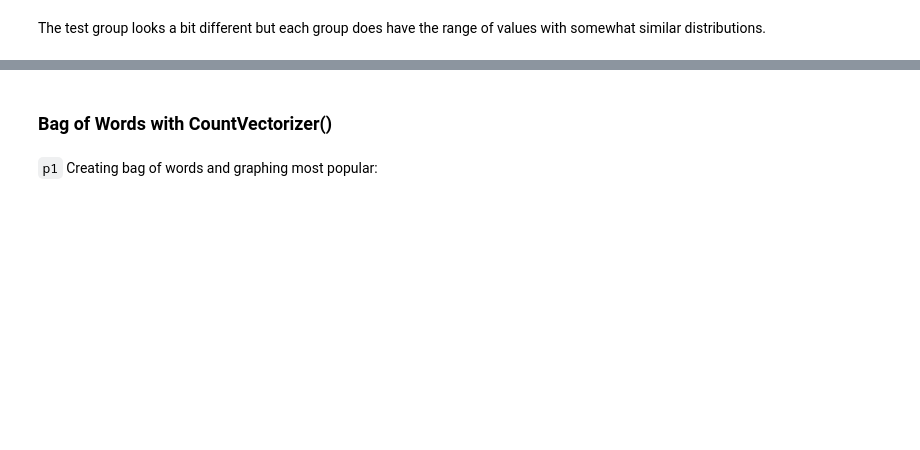
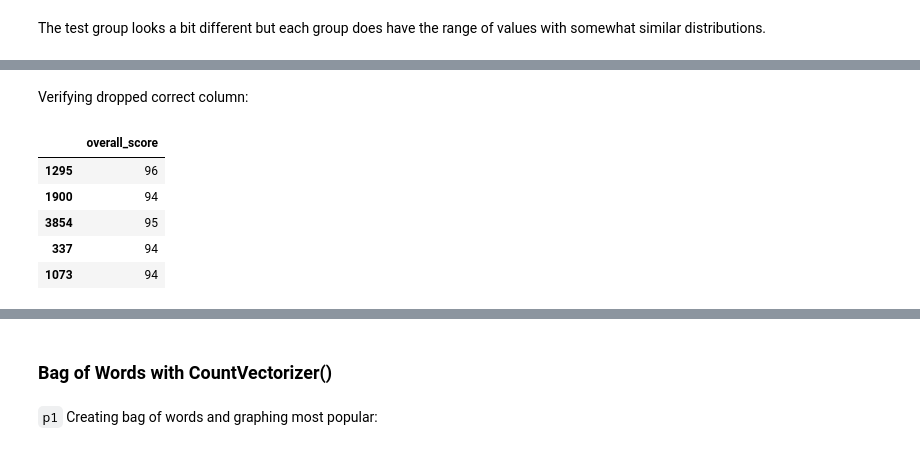
Before and after one commit to KMere21/capstone, a Jupyter notebook: Capstone_Project_Part_6_Text_Tokenizing.ipynb, the cells around one changed output, grey strips where cells are left out. Saved outputs shown, nothing was run; the diff lists cells and outputs as text; code cells hidden in the pictures; blank space fills up the shorter version.

```diff
--- a/Capstone_Project_Part_6_Text_Tokenizing.ipynb
+++ b/Capstone_Project_Part_6_Text_Tokenizing.ipynb
@@ -266,0 +326,11 @@ plt.show()
+# %% [markdown]
+Verifying dropped correct column:
+# %%
+y_train.head()
+# %% [output]
+|  | overall_score |
+| 1295 | 96 |
+| 1900 | 94 |
+| 3854 | 95 |
+| 337 | 94 |
+| 1073 | 94 |
```
Also changed, not shown: parts of 82 cells of this notebook, 3 other files.
